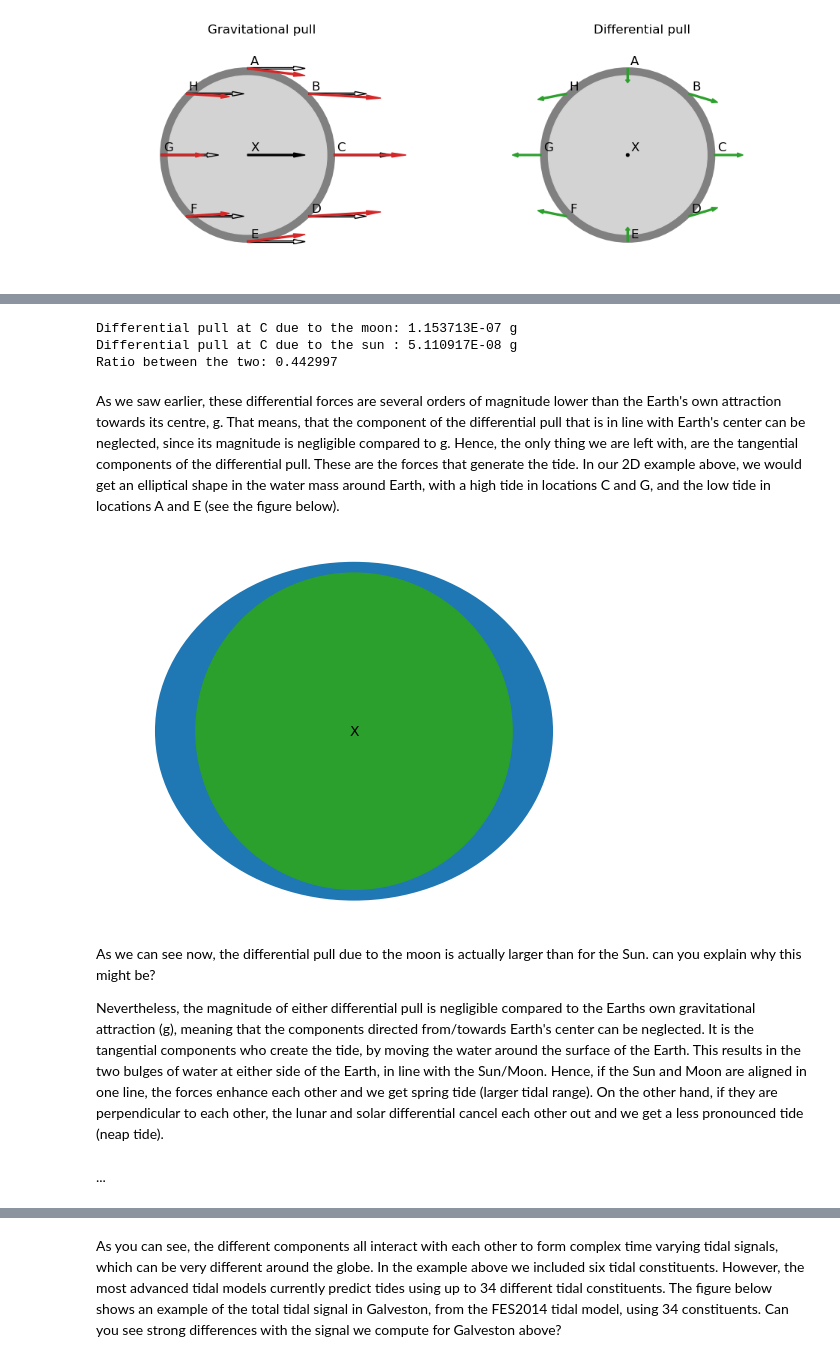
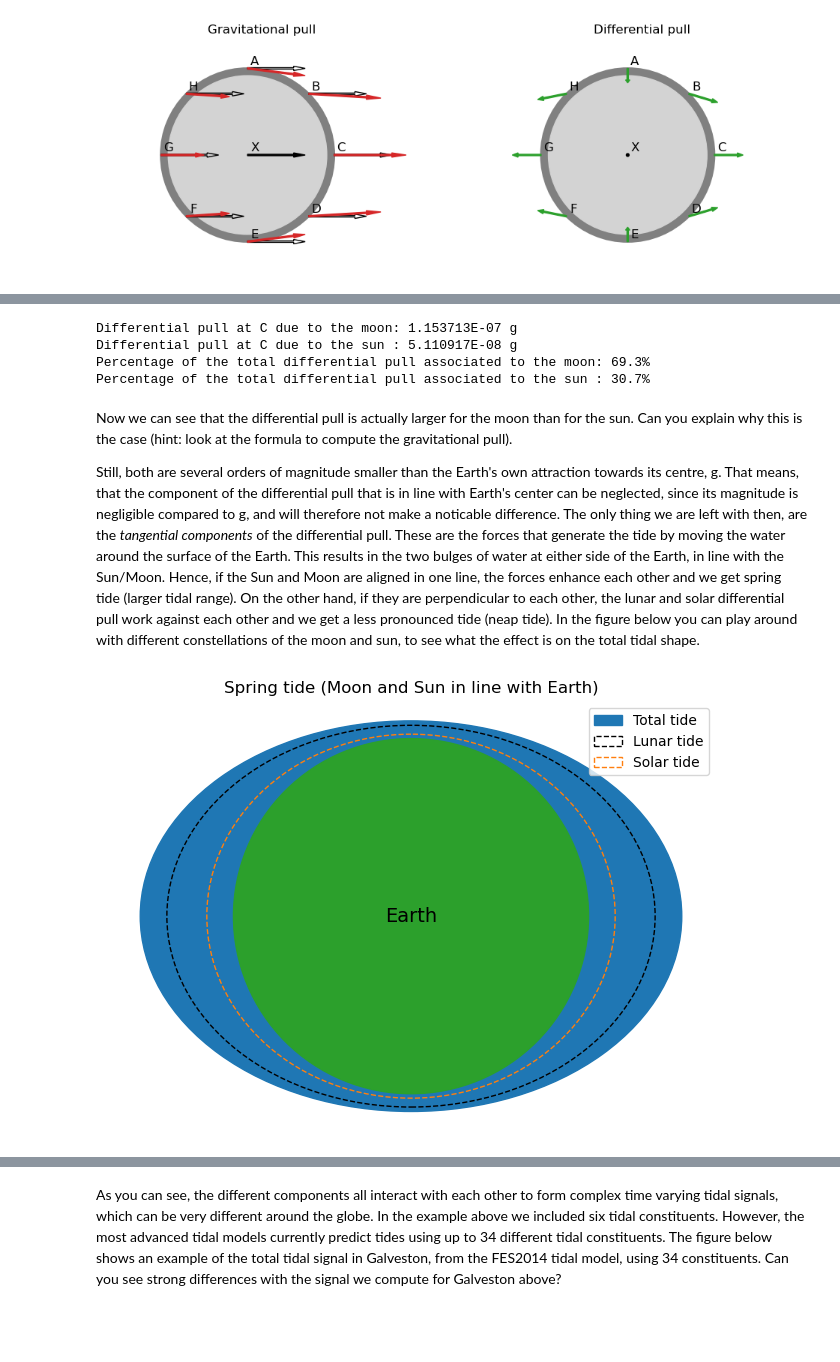
Before and after one commit to FlorisCalkoen/CoastalCodebook, a Jupyter notebook: coastalcodebook/assignments/02_the_tide/02_the_tide.ipynb, the cells around one changed output, grey strips where cells are left out. Drawn from its saved outputs; the diff is of its cells as text; code cells hidden in the pictures; blank space fills up the shorter version.

```diff
--- a/coastalcodebook/assignments/02_the_tide/02_the_tide.ipynb
+++ b/coastalcodebook/assignments/02_the_tide/02_the_tide.ipynb
@@ -161,33 +163,49 @@ dp_C_sun = grav_pull(m_earth, m_sun, distances['C']) - grav_pull(m_earth, m_sun,
 
 print('Differential pull at C due to the moon: %E g'% dp_C_moon)
 print('Differential pull at C due to the sun : %E g'% dp_C_sun)
-print('Ratio between the two: %f'% (dp_C_sun / dp_C_moon))
+print('Percentage of the total differential pull associated to the moon: %.1f%%'%(dp_C_moon / (dp_C_sun + dp_C_moon) * 100))
+print('Percentage of the total differential pull associated to the sun : %.1f%%'%(dp_C_sun / (dp_C_sun + dp_C_moon) * 100))
 # %% [output]
 Differential pull at C due to the moon: 1.153713E-07 g
 Differential pull at C due to the sun : 5.110917E-08 g
-Ratio between the two: 0.442997
+Percentage of the total differential pull associated to the moon: 69.3%
+Percentage of the total differential pull associated to the sun : 30.7%
 # %% [markdown]
-As we saw earlier, these differential forces are several orders of magnitude lower than the Earth's own attraction towards its centre, g. That means, that the component of the differential pull that is in line with Earth's center can be neglected, since its magnitude is negligible compared to g. Hence, the only thing we are left with, are the tangential components of the differential pull. These are the forces that generate the tide. In our 2D example above, we would get an elliptical shape in the water mass around Earth, with a high tide in locations C and G, and the low tide in locations A and E (see the figure below).
+Now we can see that the differential pull is actually larger for the moon than for the sun. Can you explain why this is the case (hint: look at the formula to compute the gravitational pull).
+
+Still, both are several orders of magnitude smaller than the Earth's own attraction towards its centre, g. That means, that the component of the differential pull that is in line with Earth's center can be neglected, since its magnitude is negligible compared to g, and will therefore not make a noticable difference. The only thing we are left with then, are the *tangential components* of the differential pull. These are the forces that generate the tide by moving the water around the surface of the Earth. This results in the two bulges of water at either side of the Earth, in line with the Sun/Moon. Hence, if the Sun and Moon are aligned in one line, the forces enhance each other and we get spring tide (larger tidal range). On the other hand, if they are perpendicular to each other, the lunar and solar differential pull work against each other and we get a less pronounced tide (neap tide). In the figure below you can play around with different constellations of the moon and sun, to see what the effect is on the total tidal shape.
-# %%
-### VISUALIZATION FIGURE TIDE
-fig, ax = plt.subplots()
-
-# Adding outer and inner circles
-ellipse_out = mpatches.Ellipse((0,0),width=0.5,height=0.425, fill = True, color='C0', linewidth = 2)
-circ_in = mpatches.Circle((0,0),0.2, fill = True, color = 'C2')
-ax.add_patch(ellipse_out)
-ax.add_patch(circ_in)
-ax.text(0,0,'X',horizontalalignment='center',verticalalignment='center')
-plt.axis('equal')
-plt.axis('off');
-# %% [output]
-[figure, removed]
-# %% [markdown]
-As we can see now, the differential pull due to the moon is actually larger than for the Sun. can you explain why this might be?
-
-Nevertheless, the magnitude of either differential pull is negligible compared to the Earths own gravitational attraction (g), meaning that the components directed from/towards Earth's center can be neglected. It is the tangential components who create the tide, by moving the water around the surface of the Earth. This results in the two bulges of water at either side of the Earth, in line with the Sun/Moon. Hence, if the Sun and Moon are aligned in one line, the forces enhance each other and we get spring tide (larger tidal range). On the other hand, if they are perpendicular to each other, the lunar and solar differential cancel each other out and we get a less pronounced tide (neap tide).
-# %% [markdown]
-...
+# %%
+# Adjust here the angle between the Earth and Moon/Sun.
+# Note: the figure only plots the correct total tide for intervals of 90 degrees (0, 90, 180, or 270 degrees)
+angle_moon = 0
+angle_sun = 180
+
+# Plotting the figure
+fig, ax = plt.subplots()
+
+dm = 2 # diameter of Earth patch in the figure
+earth = mpatches.Circle((0,0),dm/2, fill = True, color = 'C2')
+lunar_tide = mpatches.Ellipse((0,0),width=dm+0.75,height=dm+0.15,angle=angle_moon,fill = False, color='k', linestyle='dashed',label='Lunar tide')
+solar_tide = mpatches.Ellipse((0,0),width=dm+0.3,height=dm+0.05,angle=angle_sun,fill = False, color='C1', linestyle='dashed',label='Solar tide')
+if (angle_moon - angle_sun) % 180:
+    title = 'Neap tide (Moon and Sun perpendicular)'
+    total_tide = mpatches.Ellipse((0,0),width=dm+0.8,height=dm+0.45,angle=angle_moon,fill =True,color='C0',label='Total tide')
+else:
+    title = 'Spring tide (Moon and Sun in line with Earth)'
+    total_tide = mpatches.Ellipse((0,0),width=dm+1.05,height=dm+0.2,angle=angle_moon,fill =True,color='C0',label='Total tide')
+
+ax.add_patch(total_tide)
+ax.add_patch(lunar_tide)
+ax.add_patch(solar_tide)
+ax.add_patch(earth)
+ax.text(0,0,'Earth',ha='center',va='center', fontsize=14)
+ax.set_title(title)
+ax.legend()
+plt.axis('equal')
+plt.axis('off')
+plt.tight_layout()
+# %% [output]
+[figure, added]
 # %% [markdown]
 ## 2. Tidal constituents
 
```
Also changed, not shown: parts of 7 cells of this notebook, 4 other files.
